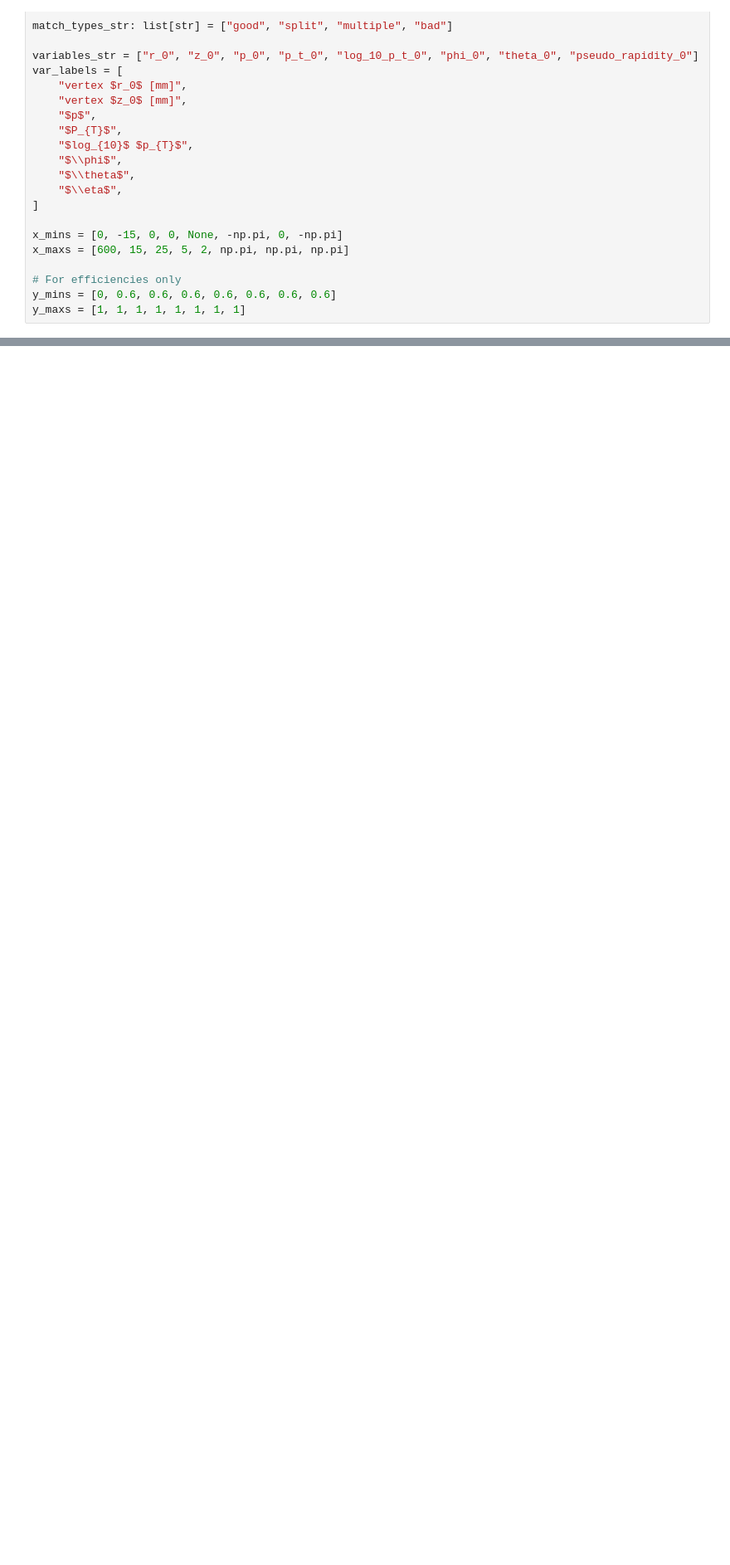
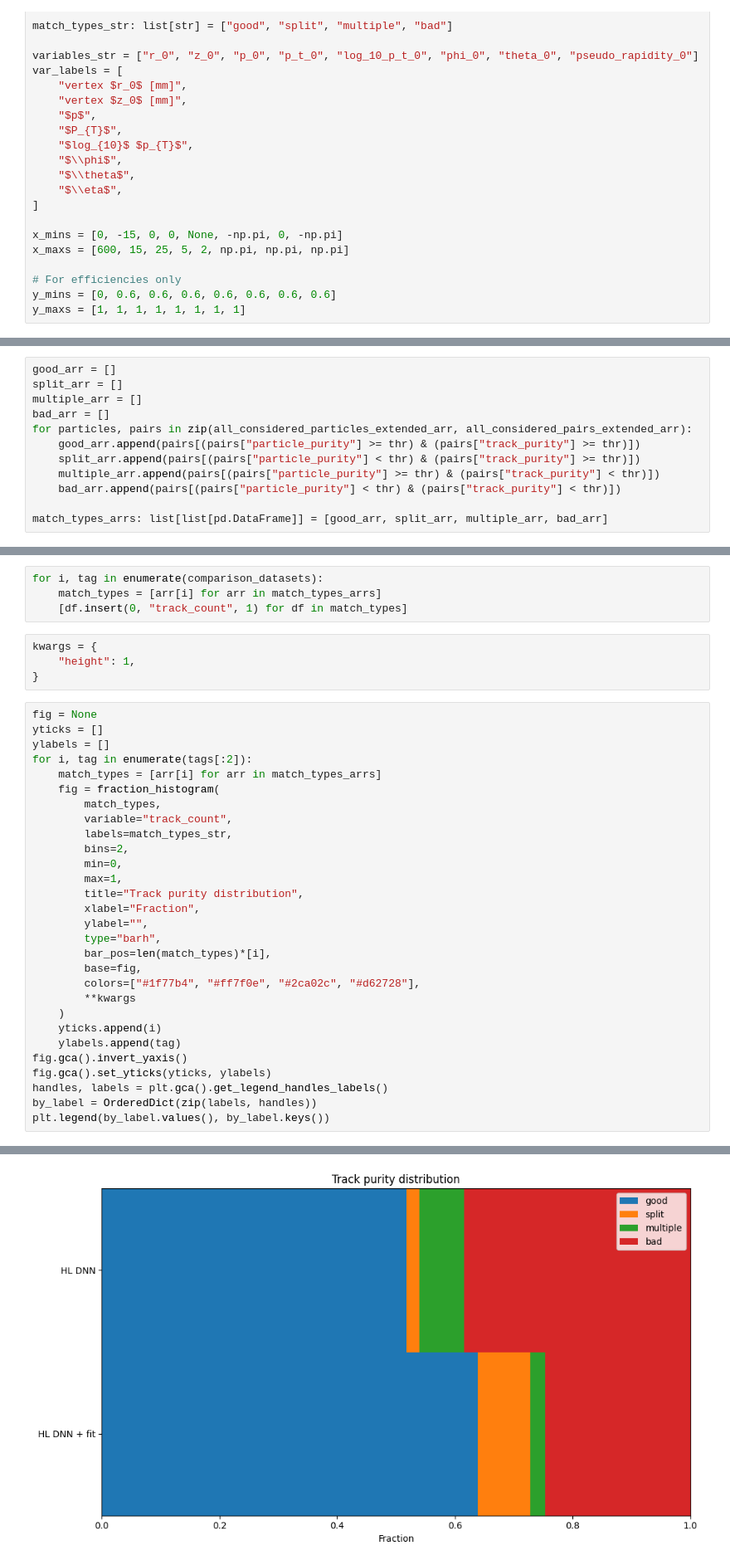
Before and after one commit to lschoonheid/BachelorProject, a Jupyter notebook: python_code/plots.ipynb, the cells around one changed output, grey strips where cells are left out. Shown at 83% size. Cells and saved outputs as stored; diff of their text form; blank space fills up the shorter version.

Commit message:
Side by side purity distribution

```diff
--- a/python_code/plots.ipynb
+++ b/python_code/plots.ipynb
@@ -353,0 +237,12 @@ Categories (100, interval[float64, right]): [(-0.025, 0.25] < (0.25, 0.5] < (0.5
+# %%
+good_arr = []
+split_arr = []
+multiple_arr = []
+bad_arr = []
+for particles, pairs in zip(all_considered_particles_extended_arr, all_considered_pairs_extended_arr):
+    good_arr.append(pairs[(pairs["particle_purity"] >= thr) & (pairs["track_purity"] >= thr)])
+    split_arr.append(pairs[(pairs["particle_purity"] < thr) & (pairs["track_purity"] >= thr)])
+    multiple_arr.append(pairs[(pairs["particle_purity"] >= thr) & (pairs["track_purity"] < thr)])
+    bad_arr.append(pairs[(pairs["particle_purity"] < thr) & (pairs["track_purity"] < thr)])
+
+match_types_arrs: list[list[pd.DataFrame]] = [good_arr, split_arr, multiple_arr, bad_arr]
@@ -353,0 +325,38 @@ Categories (100, interval[float64, right]): [(-0.025, 0.25] < (0.25, 0.5] < (0.5
+# %%
+for i, tag in enumerate(comparison_datasets):
+    match_types = [arr[i] for arr in match_types_arrs]
+    [df.insert(0, "track_count", 1) for df in match_types]
+# %%
+kwargs = {
+    "height": 1,
+}
+# %%
+fig = None
+yticks = []
+ylabels = []
+for i, tag in enumerate(tags[:2]):
+    match_types = [arr[i] for arr in match_types_arrs]
+    fig = fraction_histogram(
+        match_types,
+        variable="track_count",
+        labels=match_types_str,
+        bins=2,
+        min=0,
+        max=1,
+        title="Track purity distribution",
+        xlabel="Fraction",
+        ylabel="",
+        type="barh",
+        bar_pos=len(match_types)*[i],
+        base=fig,
+        colors=["#1f77b4", "#ff7f0e", "#2ca02c", "#d62728"],
+        **kwargs
+    )
+    yticks.append(i)
+    ylabels.append(tag)
+fig.gca().invert_yaxis()
+fig.gca().set_yticks(yticks, ylabels)
+handles, labels = plt.gca().get_legend_handles_labels()
+by_label = OrderedDict(zip(labels, handles))
+plt.legend(by_label.values(), by_label.keys())
+# %% [output]
@@ -353,0 +364 @@ Categories (100, interval[float64, right]): [(-0.025, 0.25] < (0.25, 0.5] < (0.5
+[figure, added]
```
Also changed, not shown: parts of 17 cells of this notebook, 1 other file.
